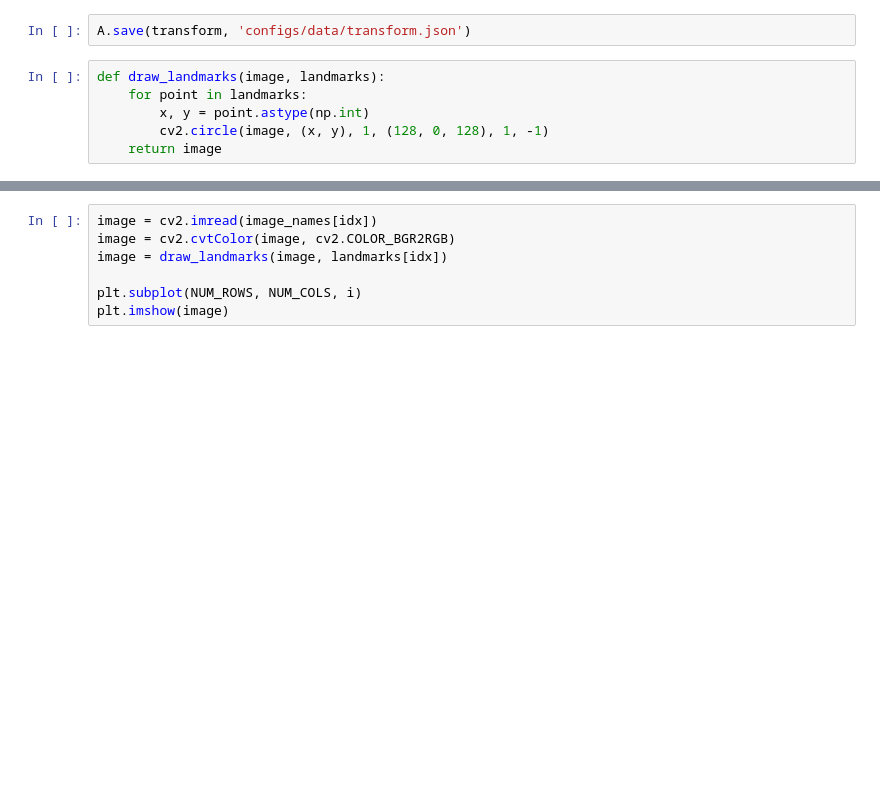
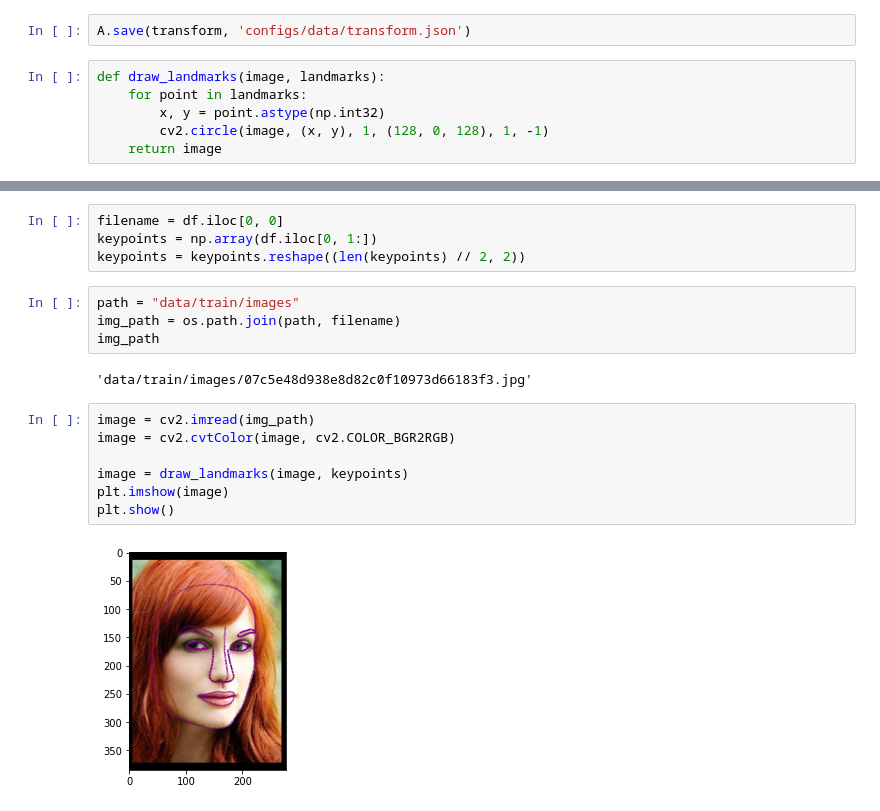
Before and after one commit to Xrenya/ThousandFacialLandmarks, a Jupyter notebook: test.ipynb, the cells around one changed output, grey strips where cells are left out. Saved outputs shown, nothing was run; the diff lists cells and outputs as text; blank space fills up the shorter version.

```diff
--- a/test.ipynb
+++ b/test.ipynb
@@ -456,6 +447,6 @@ A.save(transform, 'configs/data/transform.json')
 # %%
 def draw_landmarks(image, landmarks):
     for point in landmarks:
-        x, y = point.astype(np.int)
+        x, y = point.astype(np.int32)
         cv2.circle(image, (x, y), 1, (128, 0, 128), 1, -1)
     return image
@@ -477,7 +453,19 @@ def draw_landmarks(image, landmarks):
+# %%
+filename = df.iloc[0, 0]
+keypoints = np.array(df.iloc[0, 1:])
+keypoints = keypoints.reshape((len(keypoints) // 2, 2))
+# %%
+path = "data/train/images"
+img_path = os.path.join(path, filename)
+img_path
+# %% [output]
+'data/train/images/07c5e48d938e8d82c0f10973d66183f3.jpg'
 # %%
-image = cv2.imread(image_names[idx])
+image = cv2.imread(img_path)
 image = cv2.cvtColor(image, cv2.COLOR_BGR2RGB)
-image = draw_landmarks(image, landmarks[idx])
 
-plt.subplot(NUM_ROWS, NUM_COLS, i)
+image = draw_landmarks(image, keypoints)
 plt.imshow(image)
+plt.show()
+# %% [output]
+[figure, added]
```
Also changed, not shown: parts of 6 cells of this notebook.
